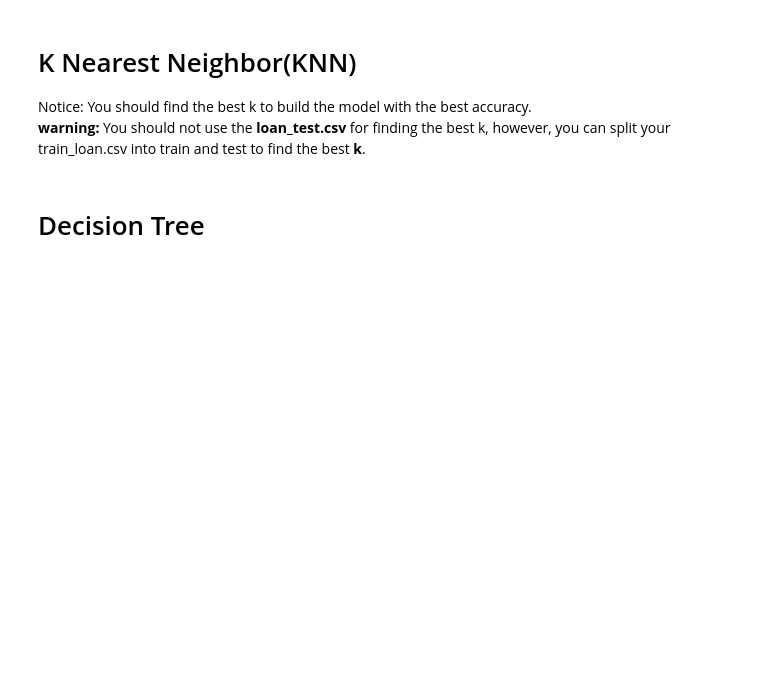
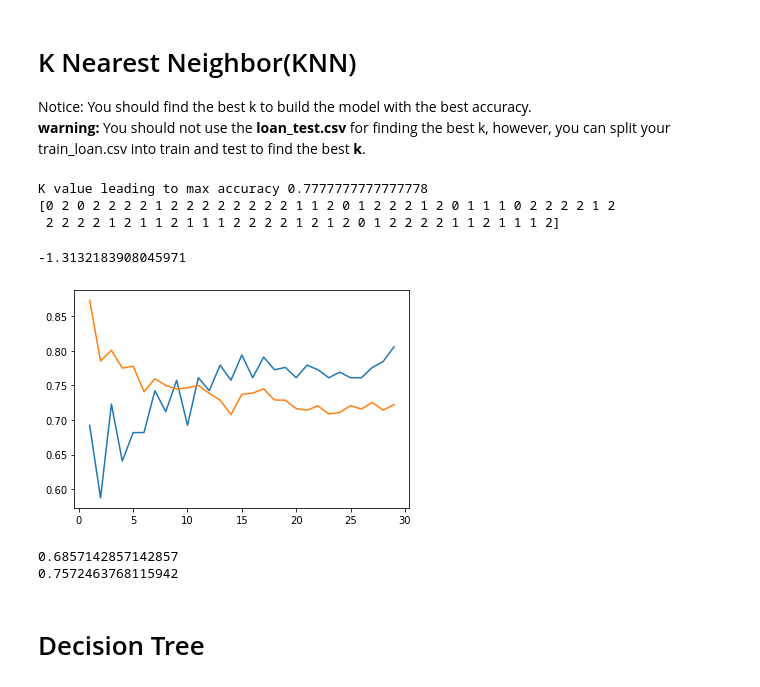
Before and after one commit to RaminStrider/IBM, a Jupyter notebook: ML0101EN-Proj-Loan-py-v1.ipynb, the cells around one changed output. Drawn from its saved outputs; the diff is of its cells as text; code cells hidden in the pictures; blank space fills up the shorter version.

```diff
--- a/ML0101EN-Proj-Loan-py-v1.ipynb
+++ b/ML0101EN-Proj-Loan-py-v1.ipynb
@@ -260,5 +253,2 @@ array(['PAIDOFF', 'PAIDOFF', 'PAIDOFF', 'PAIDOFF', 'PAIDOFF'],
 # %% [markdown]
 Data Standardization give data zero mean and unit variance (technically should be done after train test split)
-# %%
-X= preprocessing.StandardScaler().fit(X).transform(X)
-X[0:5]
@@ -275,0 +255,8 @@ array([[ 0.51578458,  0.92071769,  2.33152555, -0.42056004, -1.20577805,
+# %%
+X_train, X_test,y_train, y_test=train_test_split(X,y, test_size=0.2, random_state=0)
+X_train= preprocessing.StandardScaler().fit(X_train).transform(X_train)
+X_test= preprocessing.StandardScaler().fit(X_test).transform(X_test)
+
+# X_train[0:5]
+print(X_train.shape)
+print(y_train.shape)
@@ -297,3 +290,40 @@ Notice: You should find the best k to build the model with the best accuracy.\
+# %%
+acctrain=[]
+acctest=[]
+# from sklearn.metrics import jaccard_score as met
+from sklearn.metrics import jaccard_score as met
+for k in range(1,30):
+    neigh=KNeighborsClassifier(n_neighbors = k). fit(X_train, y_train)
+    ytesthat=neigh.predict(X_test)
+    ytrainhat=neigh.predict(X_train)
+    acctrain.append(met(y_test,ytesthat))
+    acctest.append(met(y_train,ytrainhat))
+# %%
+plt.figure
+plt.plot(np.arange(1,30),acctrain)
+plt.plot(np.arange(1,30),acctest)
+print("K value leading to max accuracy",acctest[4])
+
+neigh=KNeighborsClassifier(n_neighbors = 4). fit(X_train, y_train)
+ytesthat=neigh.predict(X_test)
+
+print(ytesthat+y_test)
+
+# raminyhat=[]
+# print(metrics.confusion_matrix(y_test,ytesthat))
+metrics.r2_score(y_test,ytesthat)
+# %% [output]
+K value leading to max accuracy 0.7777777777777778
+[0 2 0 2 2 2 2 1 2 2 2 2 2 2 2 2 1 1 2 0 1 2 2 2 1 2 0 1 1 1 0 2 2 2 2 1 2
+ 2 2 2 2 1 2 1 1 2 1 1 1 2 2 2 2 1 2 1 2 0 1 2 2 2 2 1 1 2 1 1 1 2]
+-1.3132183908045971
+[figure, added]
+# %%
+print(metrics.accuracy_score(y_test,ytesthat))
+print(metrics.accuracy_score(y_train,ytrainhat))
+# %% [output]
+0.6857142857142857
+0.7572463768115942
 # %% [markdown]
 # Decision Tree
 # %% [markdown]
```
Also changed, not shown: parts of 12 cells of this notebook.
